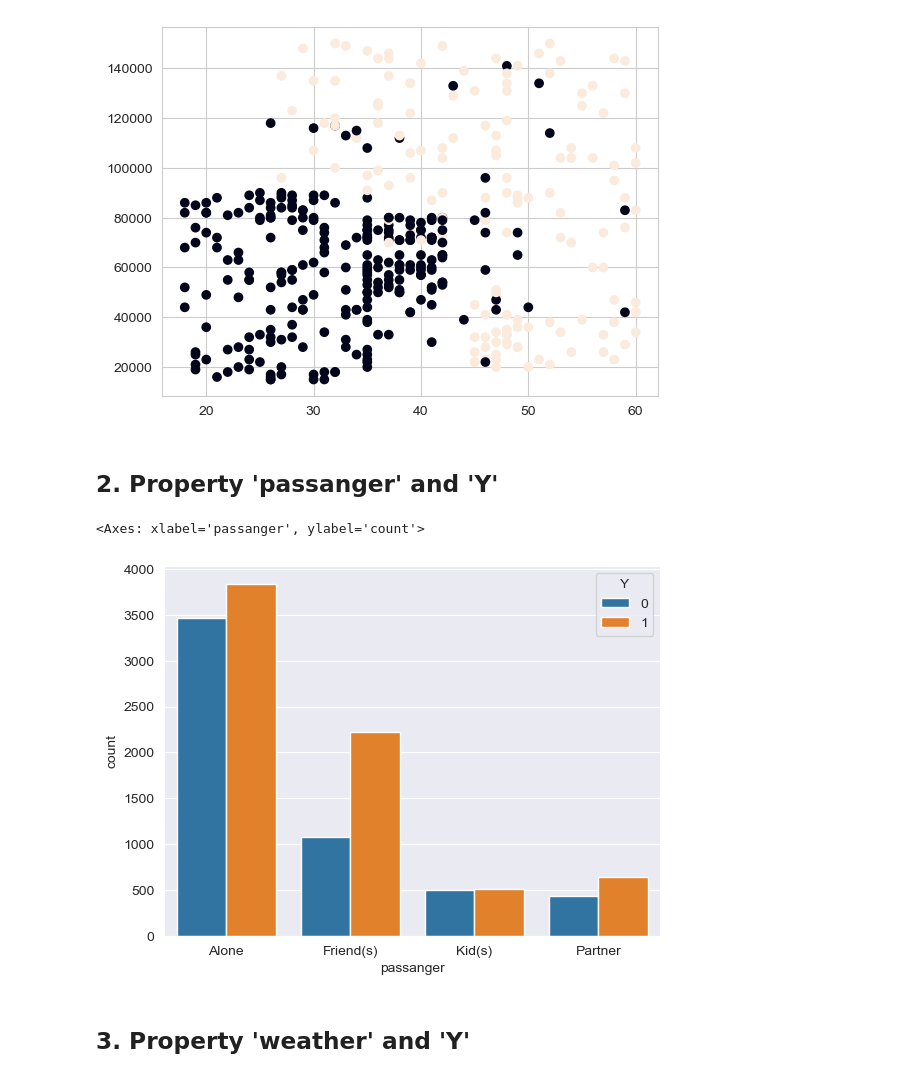
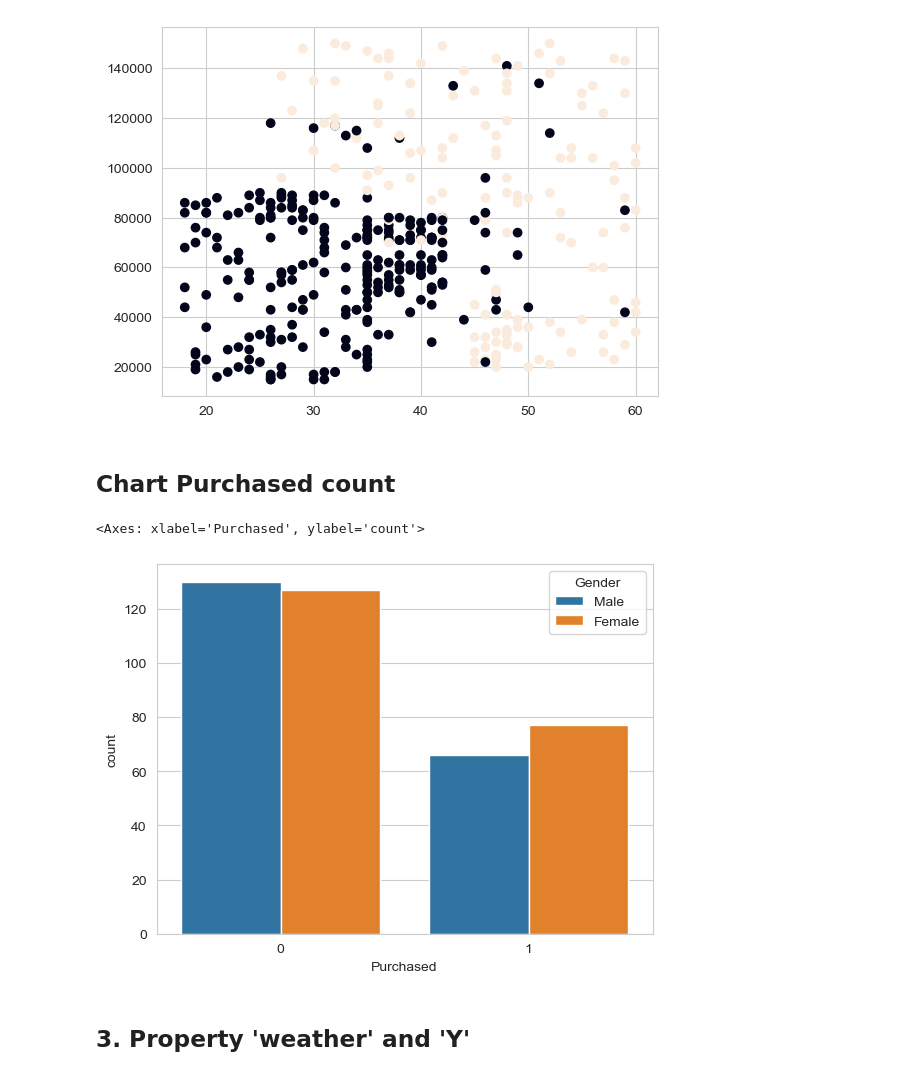
Before and after one commit to TaQuangKhoi/He-thong-thong-tin-thong-minh, a Jupyter notebook: Báo Cáo Cuối Kỳ/Dữ liệu 3/DL3 - Visualization data.ipynb, the cells around one changed output. Drawn from its saved outputs; the diff is of its cells as text; code cells hidden in the pictures.

Commit message:
Add one Chart DL3

```diff
--- a/Báo Cáo Cuối Kỳ/Dữ liệu 3/DL3 - Visualization data.ipynb
+++ b/Báo Cáo Cuối Kỳ/Dữ liệu 3/DL3 - Visualization data.ipynb
@@ -106,12 +106,12 @@ plt.scatter(x.Age,x.EstimatedSalary,c=y.values)
 <matplotlib.collections.PathCollection at 0x...>
 [figure]
 # %% [markdown]
-## 2. Property 'passanger' and 'Y'
+## Chart Purchased count
 # %%
-sns.countplot(x='passanger', data=data, hue='Y')
+sns.countplot(x='Purchased', hue='Gender', data=data)
 # %% [output]
-<Axes: xlabel='passanger', ylabel='count'>
+<Axes: xlabel='Purchased', ylabel='count'>
-[figure, old version]
+[figure, new version]
 # %% [markdown]
 ## 3. Property 'weather' and 'Y'
 # %%
```
